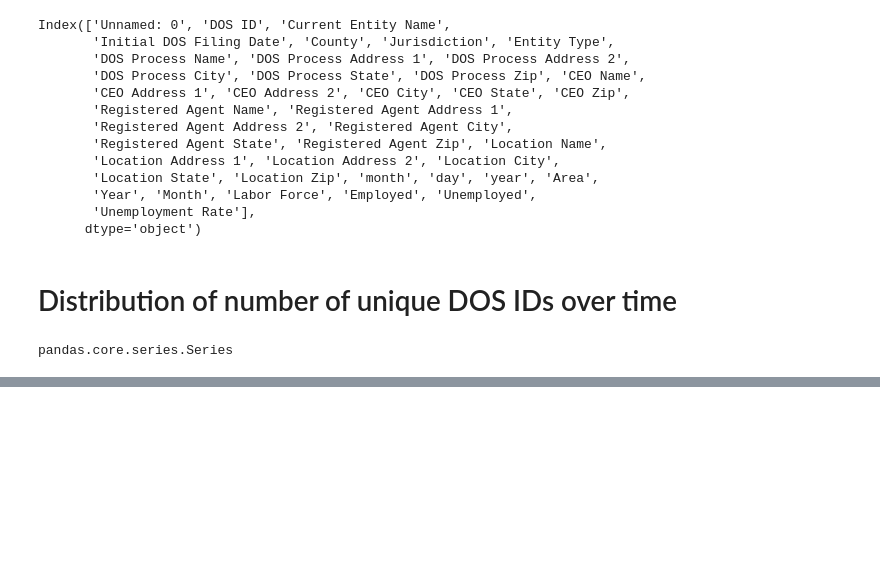
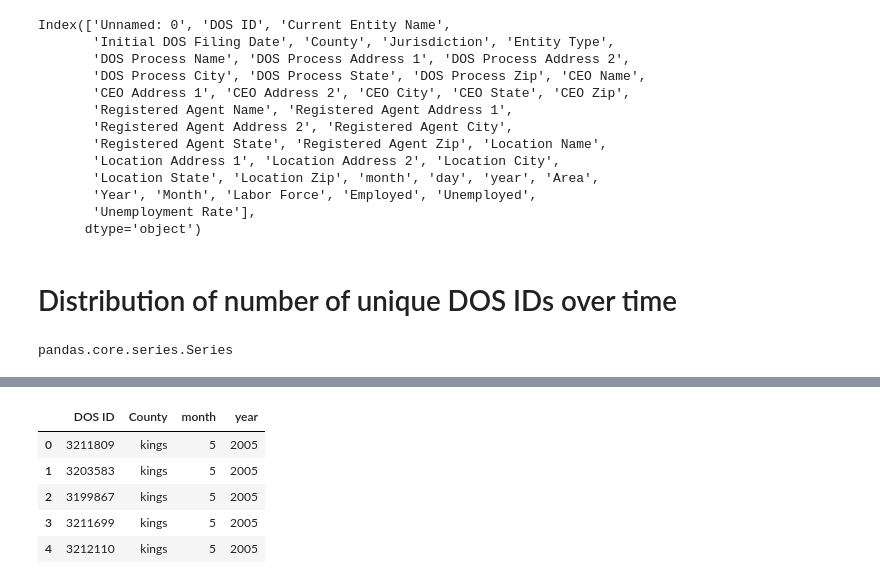
Before and after one commit to Km3888/BigDataProject, a Jupyter notebook: data_exploration.ipynb, the cells around one changed output, grey strips where cells are left out. Drawn from its saved outputs; the diff is of its cells as text; code cells hidden in the pictures; blank space fills up the shorter version.

```diff
--- a/data_exploration.ipynb
+++ b/data_exploration.ipynb
@@ -40,0 +57,24 @@ plt.show()
+# %%
+active_small_data =joined_data.drop(['Unnamed: 0','Area' ,'Current Entity Name', 'Initial DOS Filing Date', 'Jurisdiction',
+         'DOS Process Name','DOS Process Address 1', 'DOS Process Address 2',
+         'DOS Process City','DOS Process State',  'CEO Name', 'CEO Address 1',
+         'CEO Address 2', 'CEO City', 'CEO State','Registered Agent Name',
+         'Registered Agent Address 1','Registered Agent Address 2',
+         'Registered Agent City','Entity Type',
+         'Location Zip','DOS Process Zip', 'CEO Zip', 'Registered Agent Zip',
+         'Location State',
+         'Registered Agent State', 'Location Name', 'day',
+         'Location Address 1', 'Location Address 2', 'Location City',
+        'Labor Force', 'Employed', 'Unemployed', 'Year', 'Month',
+       'Unemployment Rate'], axis=1)
+# %%
+active_small_data =active_small_data[active_small_data['year']>=2000]
+# %%
+active_small_data.head()
+# %% [output]
+|  | DOS ID | County | month | year |
+| 0 | 3211809 | kings | 5 | 2005 |
+| 1 | 3203583 | kings | 5 | 2005 |
+| 2 | 3199867 | kings | 5 | 2005 |
+| 3 | 3211699 | kings | 5 | 2005 |
+| 4 | 3212110 | kings | 5 | 2005 |
```
Also changed, not shown: parts of 24 cells of this notebook, 1 other file.
